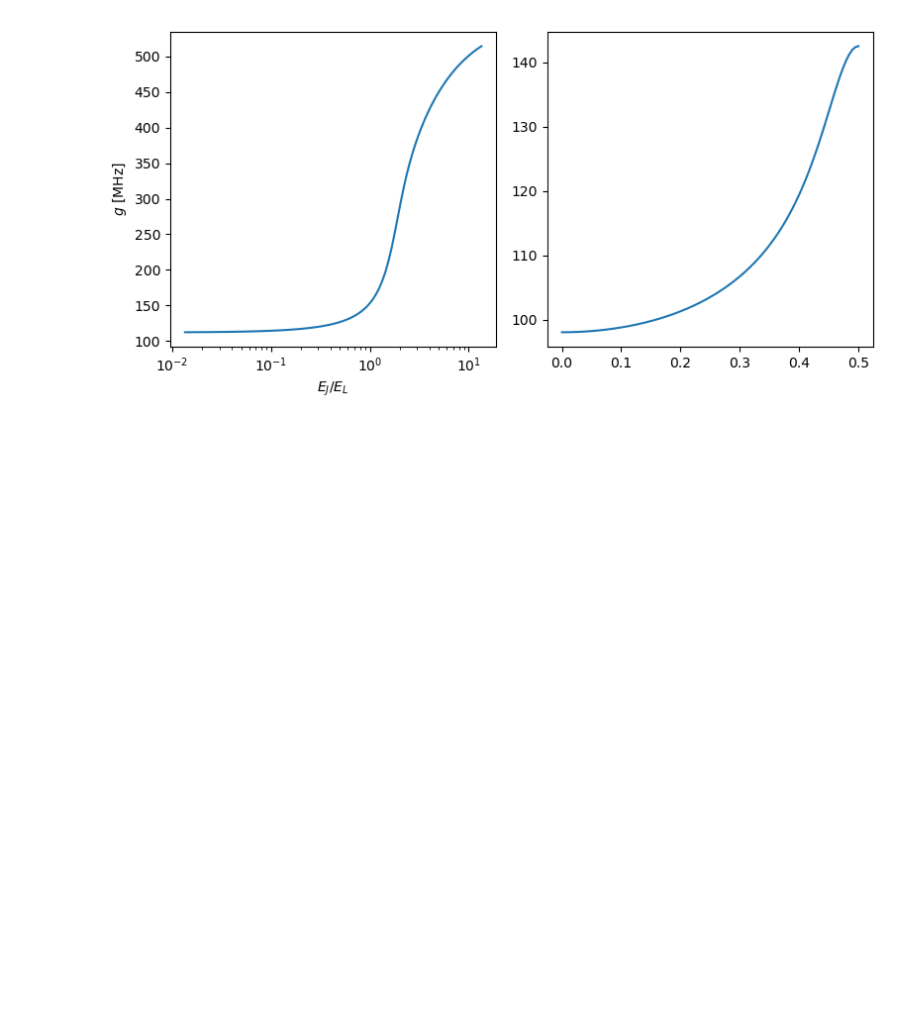
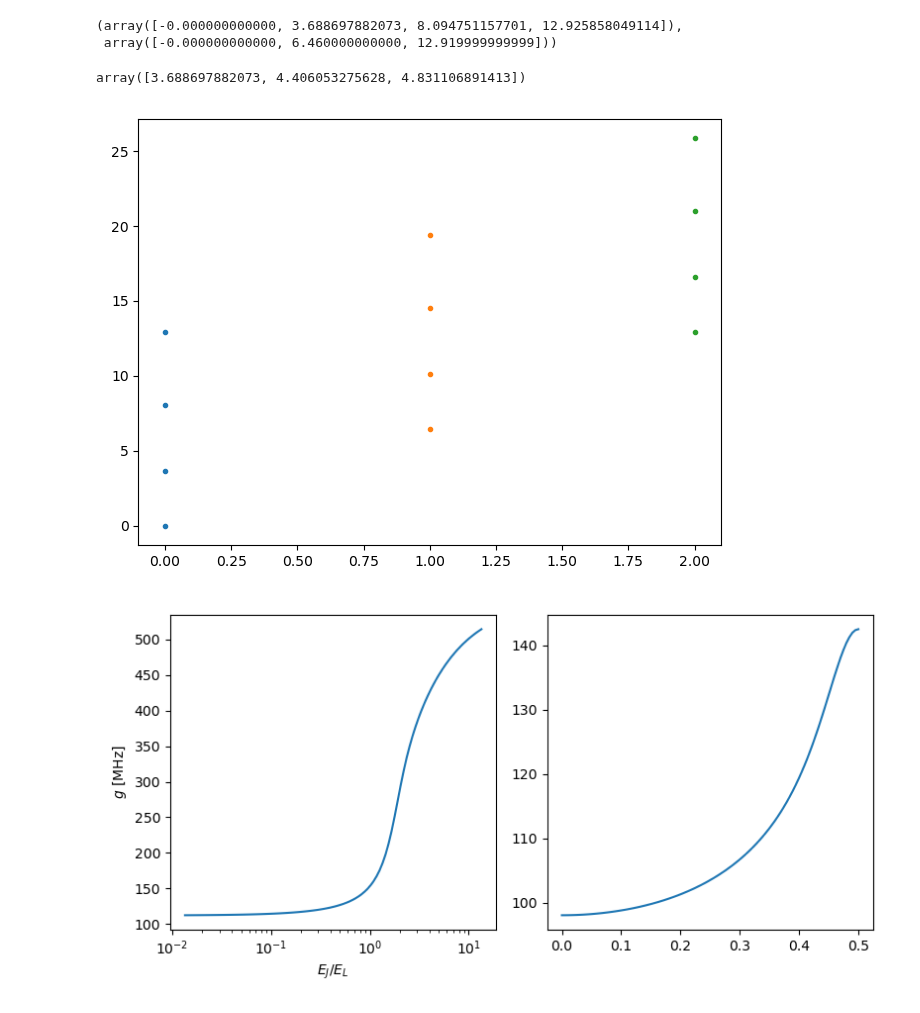
Before and after one commit to GabrielJauma/tunable-capacitive-coupling-flux-qubits, a Jupyter notebook: uni_cell/g_vs_params.ipynb, the cells around one changed output. Saved outputs shown, nothing was run; the diff lists cells and outputs as text; code cells hidden in the pictures; blank space fills up the shorter version.

```diff
--- a/uni_cell/g_vs_params.ipynb
+++ b/uni_cell/g_vs_params.ipynb
@@ -41,3 +36,30 @@ param_values = np.geomspace(1e-5, 8, n_plot)
+# %%
+fluxonium = sq_ext.sq_fluxonium(C_F_eff=CF, L_F_eff=LF, EJ=EJ, φ_ext=φ_ext)
+resonator = sq_ext.sq_resonator(C_R_eff=CR, L_R_eff=LR )
+fluxonium.diag(4)[0]-fluxonium.diag(2)[0][0] ,resonator.diag(3)[0]
+# %% [output]
+(array([-0.000000000000, 3.688697882073, 8.094751157701, 12.925858049114]),
+ array([-0.000000000000, 6.460000000000, 12.919999999999]))
+# %%
+E_f = fluxonium.diag(4)[0]-fluxonium.diag(2)[0][0]
+E_f[1:]-E_f[:-1]
+# %% [output]
+array([3.688697882073, 4.406053275628, 4.831106891413])
+# %%
+ω_r = resonator.diag(3)[0][1]
+# %%
+n0 = np.zeros(len(E_f))
+
+fig, ax = plt.subplots()
+
+ax.plot(n0, E_f, '.')
+ax.plot(n0+1, E_f+ω_r, '.')
+ax.plot(n0+2, E_f+2*ω_r, '.')
+
+fig.tight_layout()
+fig.show()
+# %% [output]
+[figure, added]
 # %%
 def g_unit_cell(CR, CF, LF, LR, EJ, LC, φ_ext):
     fluxonium = sq_ext.sq_fluxonium(C_F_eff=CF, L_F_eff=LF, EJ=EJ, φ_ext=φ_ext)
```
Also changed, not shown: parts of 7 cells of this notebook, 6 other files.
